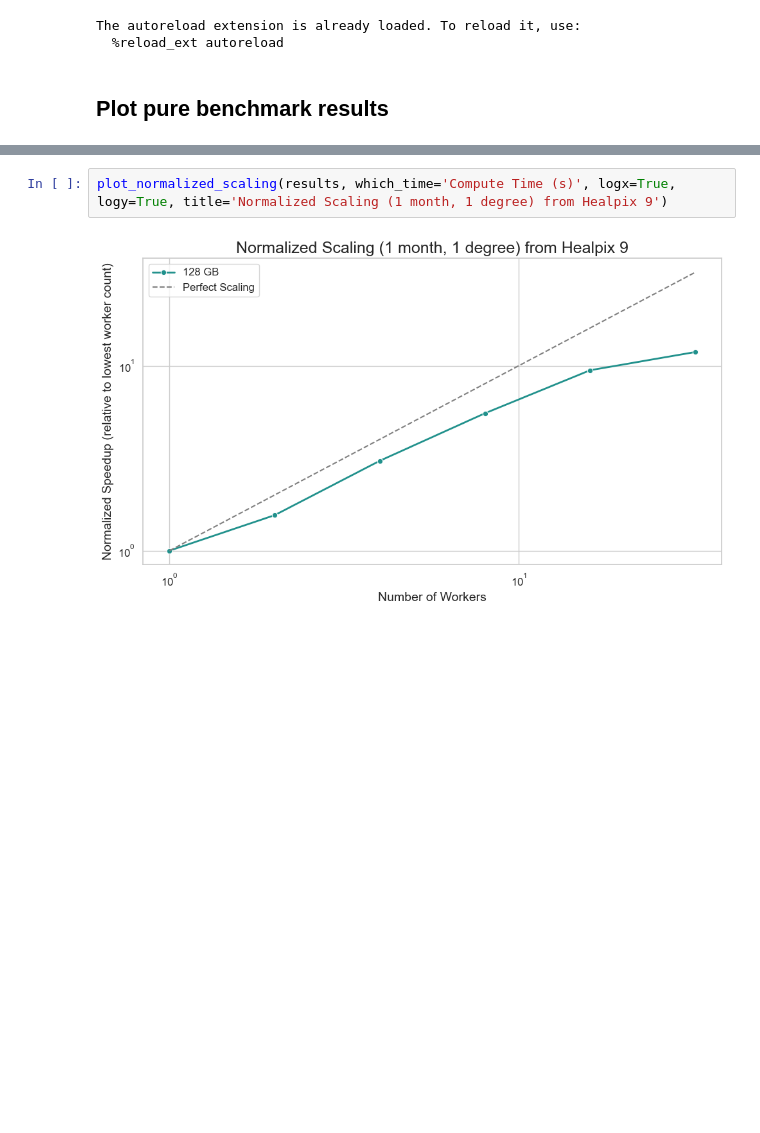
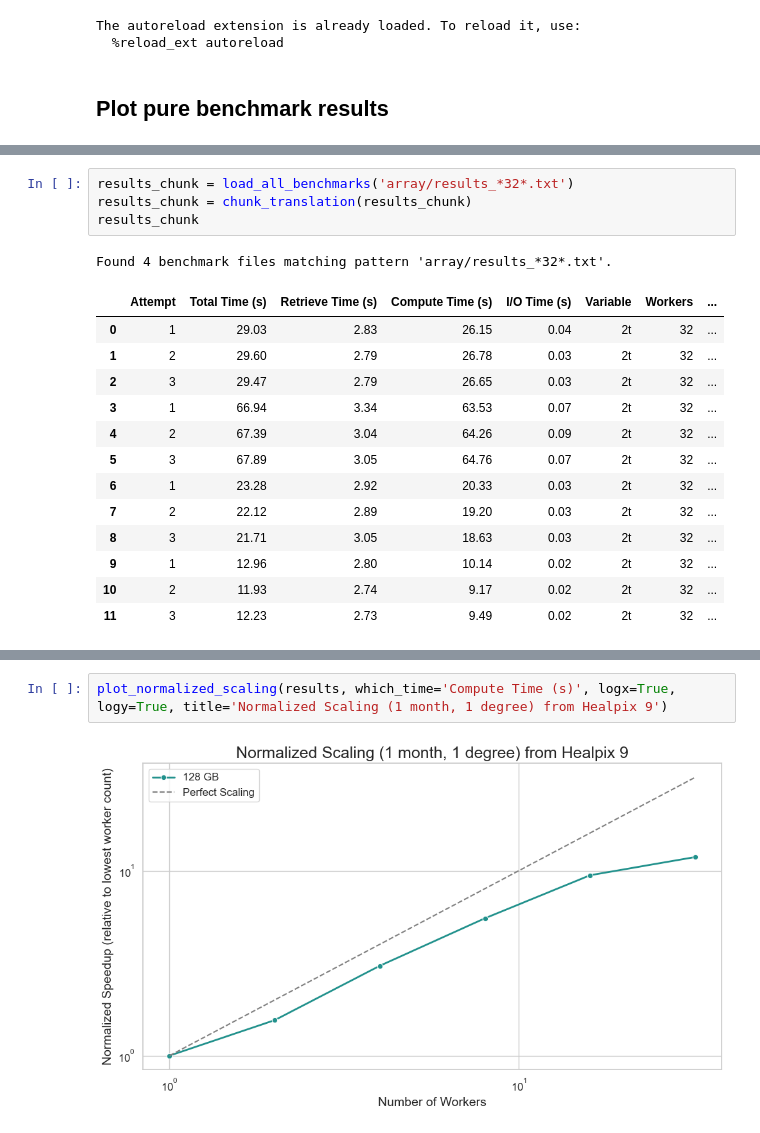
Before and after one commit to koldunovn/high_res_data_access, a Jupyter notebook: aqua-scripts/simple_reader/plots.ipynb, the cells around one changed output, grey strips where cells are left out. Drawn from its saved outputs; the diff is of its cells as text; blank space fills up the shorter version.

```diff
--- a/aqua-scripts/simple_reader/plots.ipynb
+++ b/aqua-scripts/simple_reader/plots.ipynb
@@ -16,0 +40,19 @@ Found 6 benchmark files matching pattern 'array/*Dchunk*.txt'.
+# %%
+results_chunk = load_all_benchmarks('array/results_*32*.txt')
+results_chunk = chunk_translation(results_chunk)
+results_chunk
+# %% [output]
+Found 4 benchmark files matching pattern 'array/results_*32*.txt'.
+|  | Attempt | Total Time (s) | Retrieve Time (s) | Compute Time (s) | I/O Time (s) | Variable | Workers | ... |
+| 0 | 1 | 29.03 | 2.83 | 26.15 | 0.04 | 2t | 32 | ... |
+| 1 | 2 | 29.60 | 2.79 | 26.78 | 0.03 | 2t | 32 | ... |
+| 2 | 3 | 29.47 | 2.79 | 26.65 | 0.03 | 2t | 32 | ... |
+| 3 | 1 | 66.94 | 3.34 | 63.53 | 0.07 | 2t | 32 | ... |
+| 4 | 2 | 67.39 | 3.04 | 64.26 | 0.09 | 2t | 32 | ... |
+| 5 | 3 | 67.89 | 3.05 | 64.76 | 0.07 | 2t | 32 | ... |
+| 6 | 1 | 23.28 | 2.92 | 20.33 | 0.03 | 2t | 32 | ... |
+| 7 | 2 | 22.12 | 2.89 | 19.20 | 0.03 | 2t | 32 | ... |
+| 8 | 3 | 21.71 | 3.05 | 18.63 | 0.03 | 2t | 32 | ... |
+| 9 | 1 | 12.96 | 2.80 | 10.14 | 0.02 | 2t | 32 | ... |
+| 10 | 2 | 11.93 | 2.74 | 9.17 | 0.02 | 2t | 32 | ... |
+| 11 | 3 | 12.23 | 2.73 | 9.49 | 0.02 | 2t | 32 | ... |
```
Also changed, not shown: parts of 6 cells of this notebook, 3 other files.
